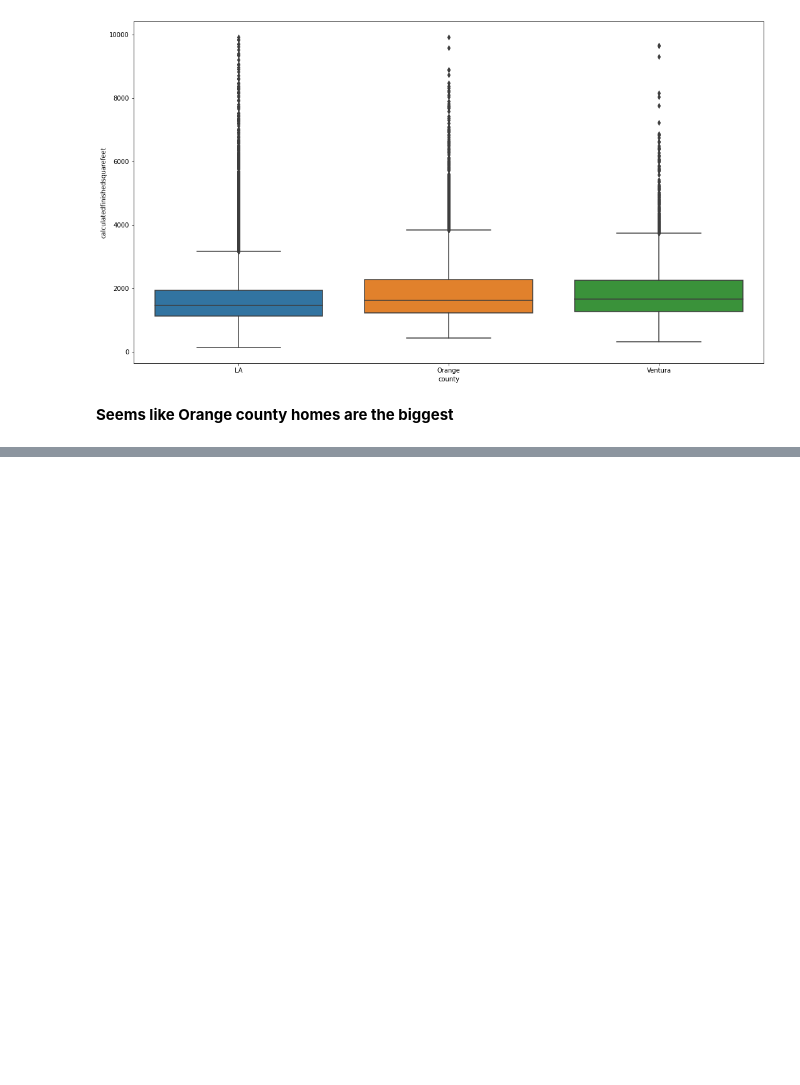
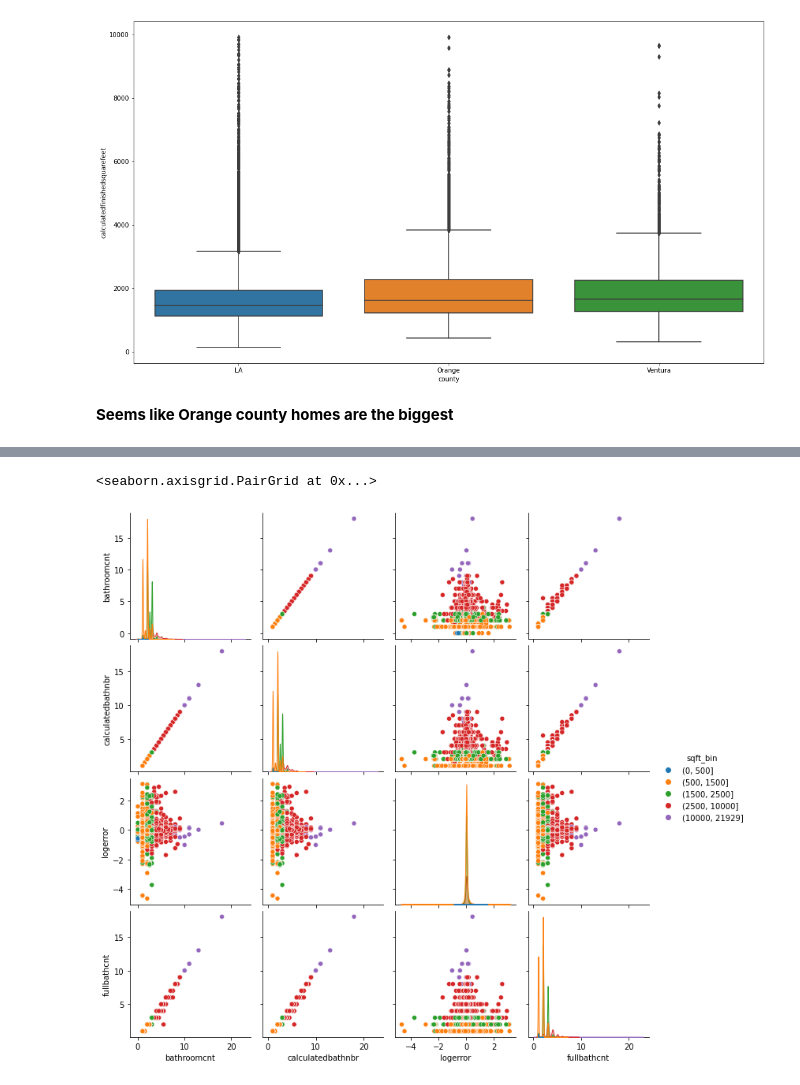
Before and after one commit to markydoug/clustering-exercises, a Jupyter notebook: explore_zillow.ipynb, the cells around one changed output, grey strips where cells are left out. Drawn from its saved outputs; the diff is of its cells as text; code cells hidden in the pictures; blank space fills up the shorter version.

```diff
--- a/explore_zillow.ipynb
+++ b/explore_zillow.ipynb
@@ -91,0 +125,5 @@ sns.boxplot(data=train, x='county', y=train[train.calculatedfinishedsquarefeet <
+# %%
+sns.pairplot(train_split, hue='sqft_bin')
+# %% [output]
+<seaborn.axisgrid.PairGrid at 0x...>
+[figure, added]
```
Also changed, not shown: parts of 8 cells of this notebook.
